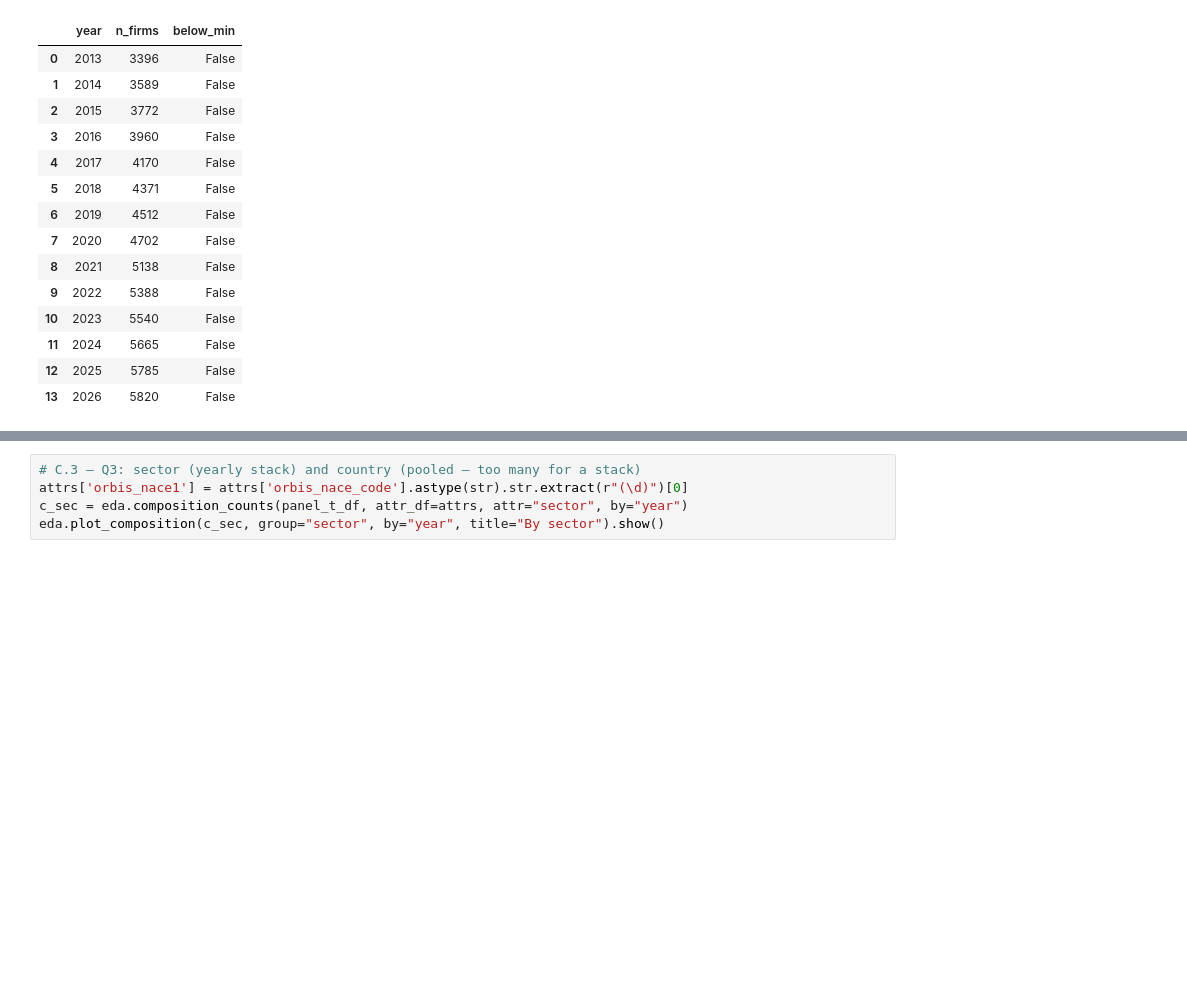
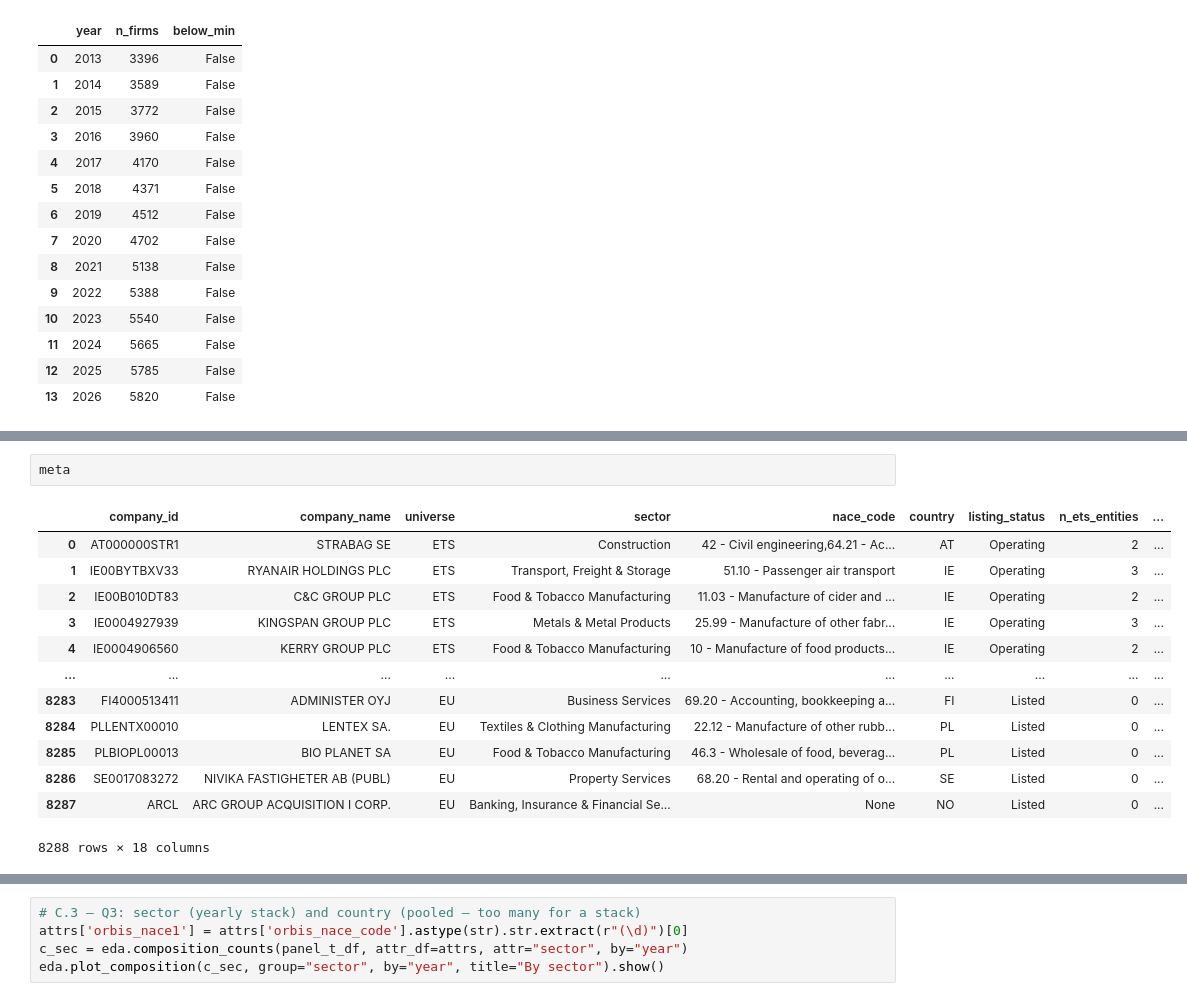
Before and after one commit to salinela/carbon-portfolio-project-v2, a Jupyter notebook: notebooks/08_eda.ipynb, the cells around one changed output, grey strips where cells are left out. Cells and saved outputs as stored; diff of their text form; blank space fills up the shorter version.

```diff
--- a/notebooks/08_eda.ipynb
+++ b/notebooks/08_eda.ipynb
@@ -546,3 +562,19 @@ c_src = eda.composition_counts(panel_t_df, attr_df=attrs, attr="source", by="yea
 eda.plot_composition(c_src, group="source", by="year", title="By emissions source").show()
 # %% [output]
 [interactive output not drawn]
+# %%
+meta
+# %% [output]
+|  | company_id | company_name | universe | sector | nace_code | country | listing_status | n_ets_entities | ... |
+| 0 | AT000000STR1 | STRABAG SE | ETS | Construction | 42 - Civil engineering,64.21 - Ac... | AT | Operating | 2 | ... |
+| 1 | IE00BYTBXV33 | RYANAIR HOLDINGS PLC | ETS | Transport, Freight & Storage | 51.10 - Passenger air transport | IE | Operating | 3 | ... |
+| 2 | IE00B010DT83 | C&C GROUP PLC | ETS | Food & Tobacco Manufacturing | 11.03 - Manufacture of cider and ... | IE | Operating | 2 | ... |
+| 3 | IE0004927939 | KINGSPAN GROUP PLC | ETS | Metals & Metal Products | 25.99 - Manufacture of other fabr... | IE | Operating | 3 | ... |
+| 4 | IE0004906560 | KERRY GROUP PLC | ETS | Food & Tobacco Manufacturing | 10 - Manufacture of food products... | IE | Operating | 2 | ... |
+| ... | ... | ... | ... | ... | ... | ... | ... | ... | ... |
+| 8283 | FI4000513411 | ADMINISTER OYJ | EU | Business Services | 69.20 - Accounting, bookkeeping a... | FI | Listed | 0 | ... |
+| 8284 | PLLENTX00010 | LENTEX SA. | EU | Textiles & Clothing Manufacturing | 22.12 - Manufacture of other rubb... | PL | Listed | 0 | ... |
+| 8285 | PLBIOPL00013 | BIO PLANET SA | EU | Food & Tobacco Manufacturing | 46.3 - Wholesale of food, beverag... | PL | Listed | 0 | ... |
+| 8286 | SE0017083272 | NIVIKA FASTIGHETER AB (PUBL) | EU | Property Services | 68.20 - Rental and operating of o... | SE | Listed | 0 | ... |
+| 8287 | ARCL | ARC GROUP ACQUISITION I CORP. | EU | Banking, Insurance & Financial Se... | None | NO | Listed | 0 | ... |
+8288 rows × 18 columns
```
Also changed, not shown: parts of 3 cells of this notebook.
